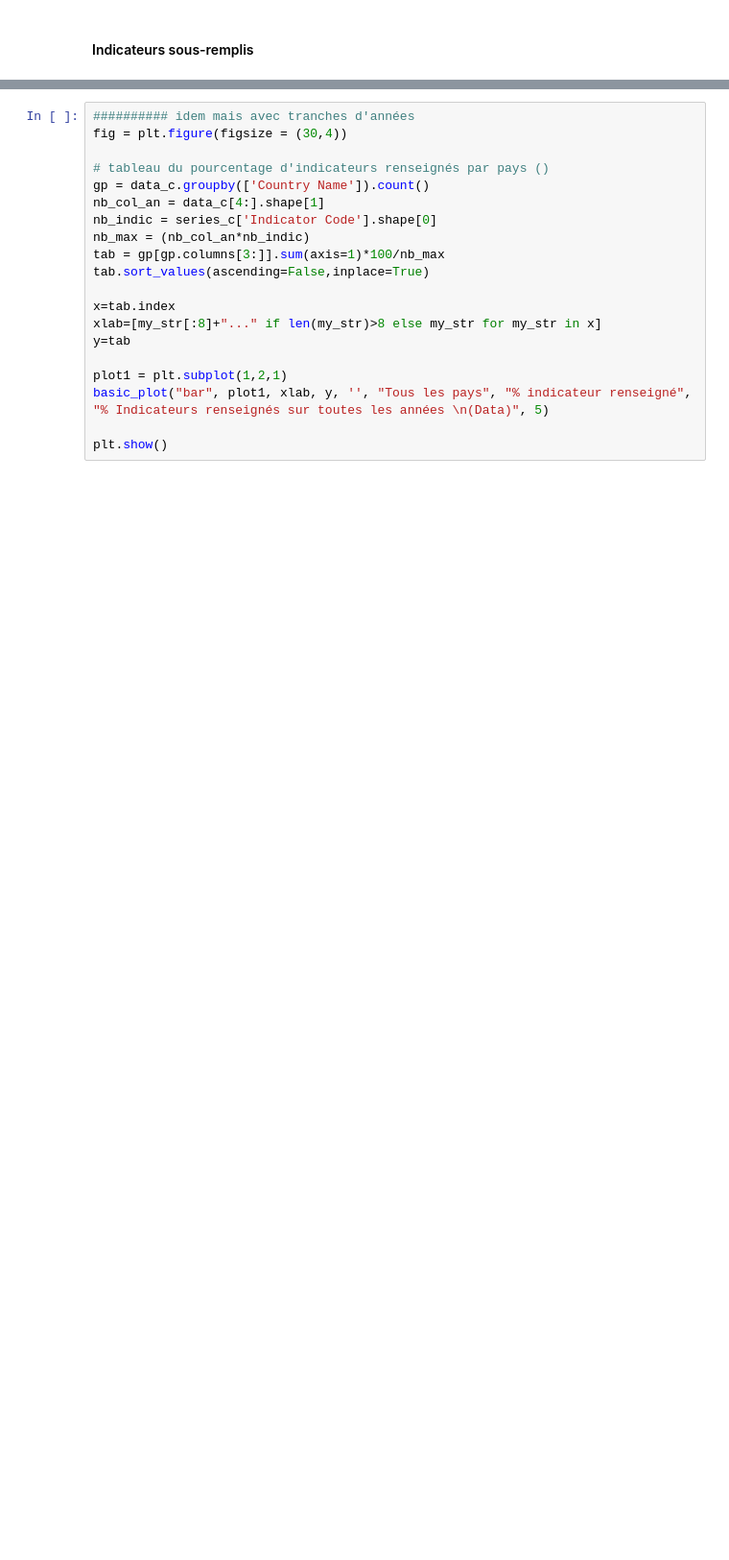
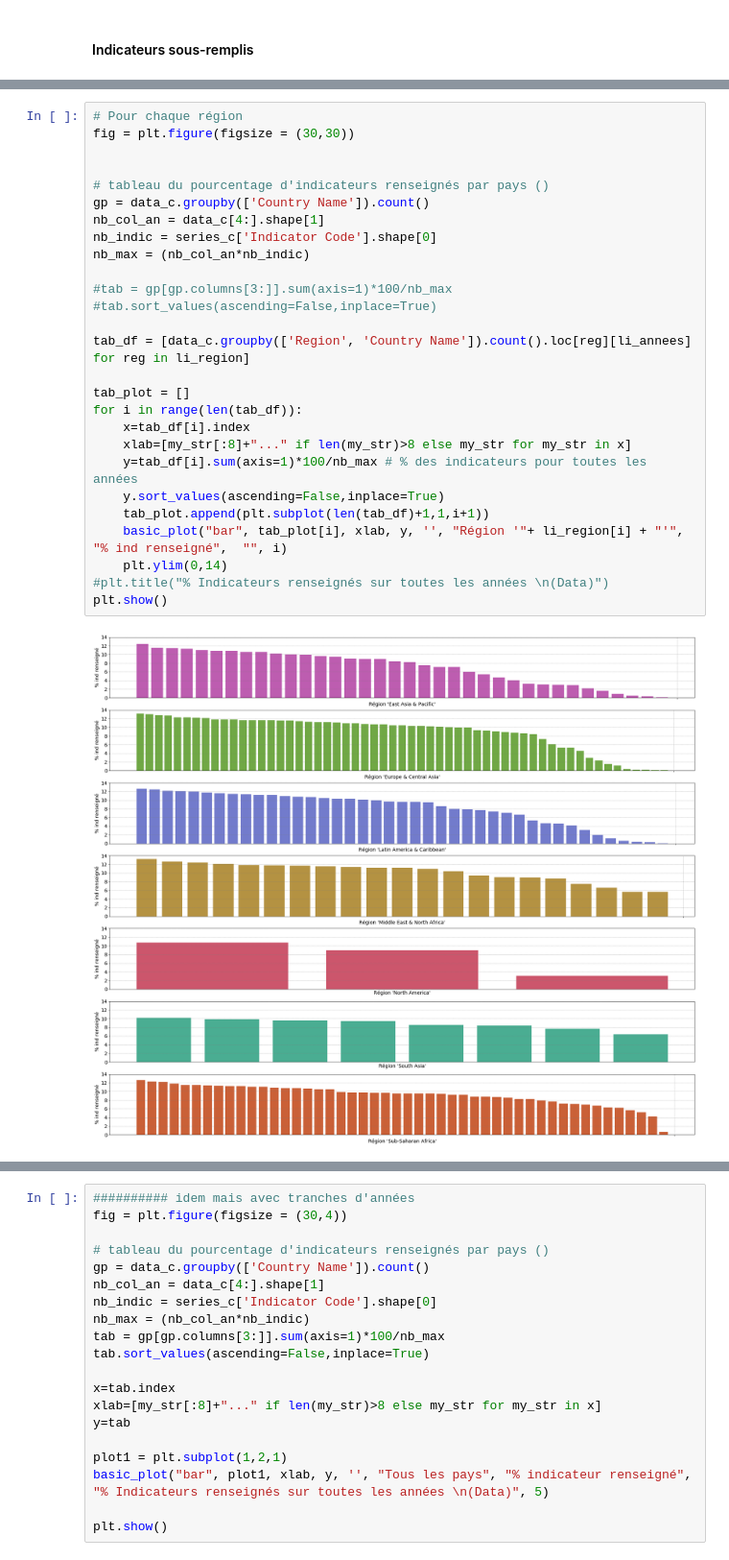
Before and after one commit to SmellyArmure/OC_DS_Project2, a Jupyter notebook: NOTEBOOK/P2-DataSystEd.ipynb, the cells around one changed output, grey strips where cells are left out. Shown at 96% size. Drawn from its saved outputs; the diff is of its cells as text; blank space fills up the shorter version.

```diff
--- a/NOTEBOOK/P2-DataSystEd.ipynb
+++ b/NOTEBOOK/P2-DataSystEd.ipynb
@@ -743,0 +943,29 @@ plt.show()
+# %%
+# Pour chaque région
+fig = plt.figure(figsize = (30,30))
+
+
+# tableau du pourcentage d'indicateurs renseignés par pays ()
+gp = data_c.groupby(['Country Name']).count()
+nb_col_an = data_c[4:].shape[1]
+nb_indic = series_c['Indicator Code'].shape[0]
+nb_max = (nb_col_an*nb_indic)
+
+#tab = gp[gp.columns[3:]].sum(axis=1)*100/nb_max
+#tab.sort_values(ascending=False,inplace=True)
+
+tab_df = [data_c.groupby(['Region', 'Country Name']).count().loc[reg][li_annees] for reg in li_region]
+
+tab_plot = []
+for i in range(len(tab_df)):
+    x=tab_df[i].index
+    xlab=[my_str[:8]+"..." if len(my_str)>8 else my_str for my_str in x]
+    y=tab_df[i].sum(axis=1)*100/nb_max # % des indicateurs pour toutes les années
+    y.sort_values(ascending=False,inplace=True)
+    tab_plot.append(plt.subplot(len(tab_df)+1,1,i+1))
+    basic_plot("bar", tab_plot[i], xlab, y, '', "Région '"+ li_region[i] + "'", "% ind renseigné",  "", i)
+    plt.ylim(0,14)
+#plt.title("% Indicateurs renseignés sur toutes les années \n(Data)")
+plt.show()
+# %% [output]
+[figure, added]
```
Also changed, not shown: parts of 54 cells of this notebook.
